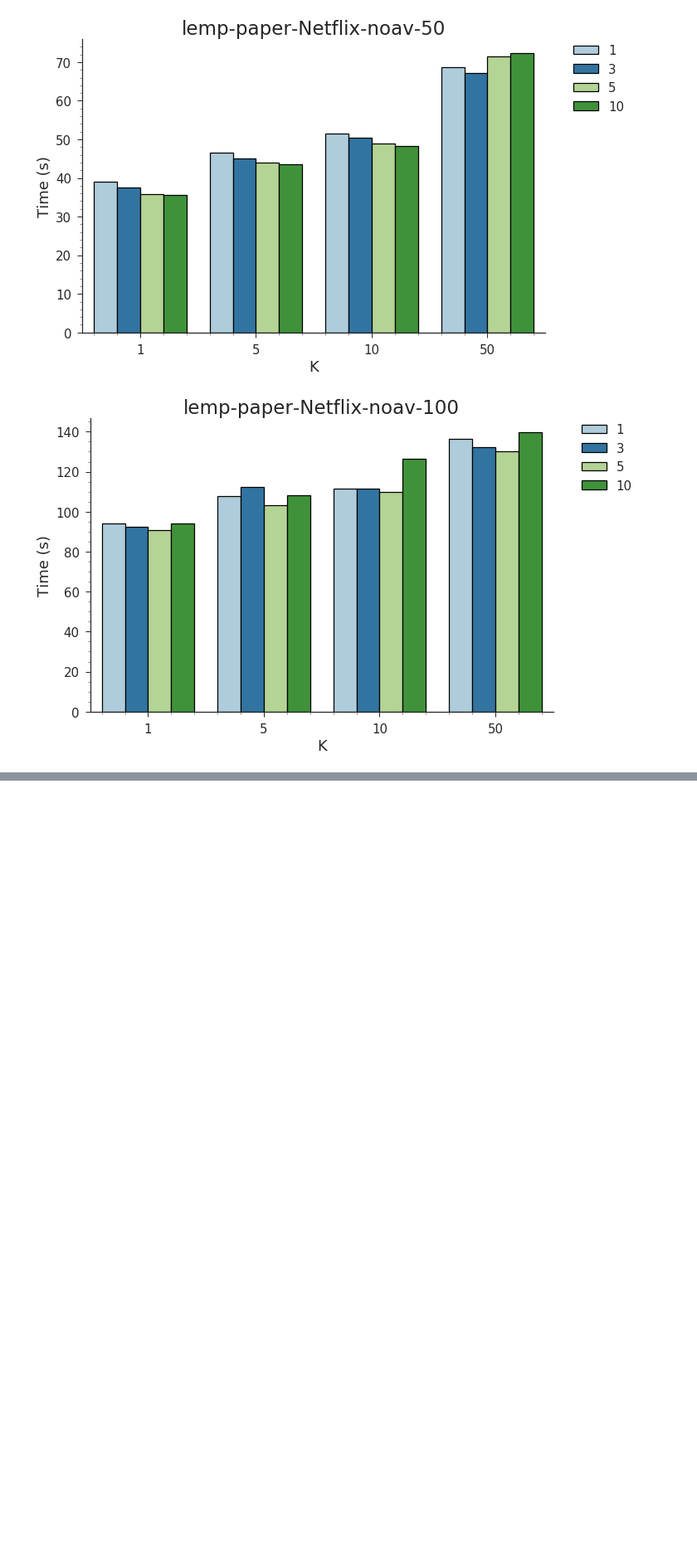
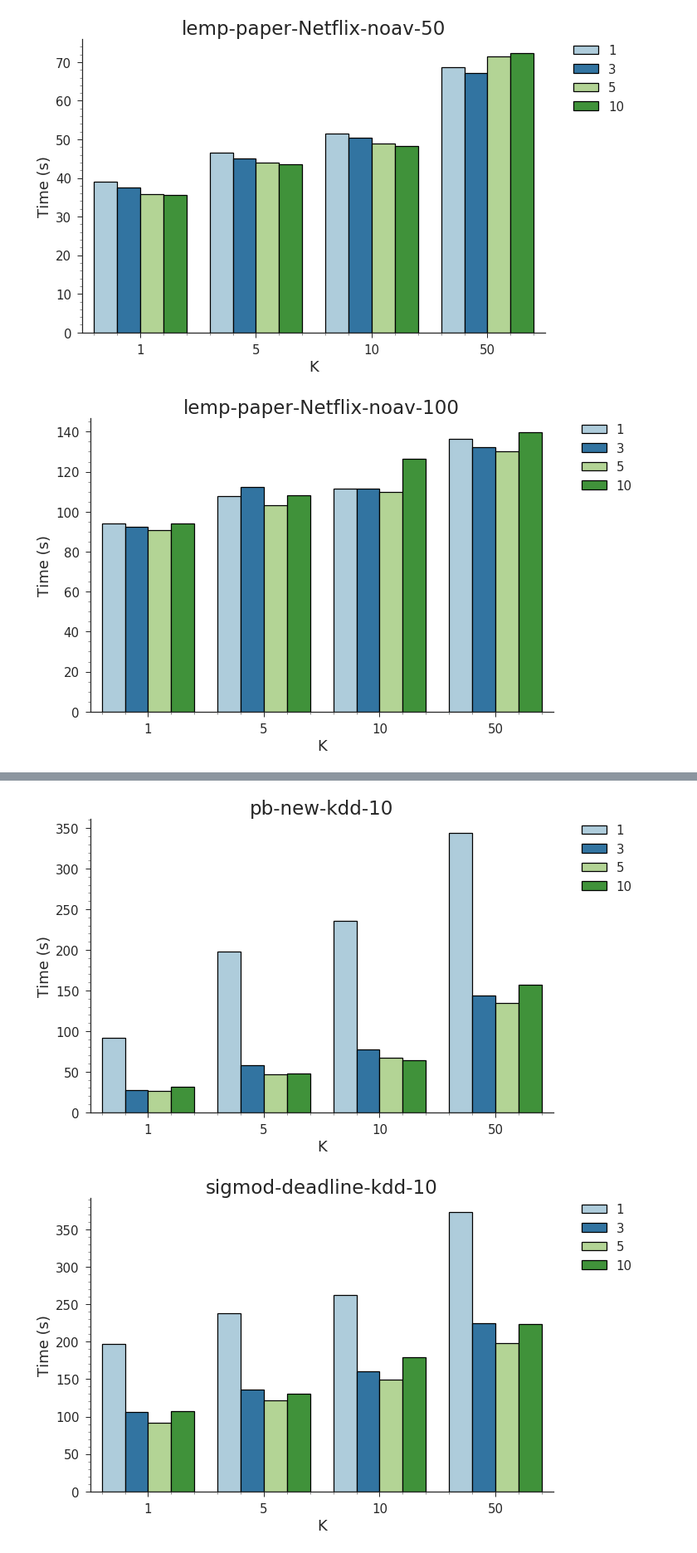
Before and after one commit to stanford-futuredata/optimus-maximus, a Jupyter notebook: plots/simdex-plots.ipynb, the cells around one changed output, grey strips where cells are left out. Shown at 83% size. Drawn from its saved outputs; the diff is of its cells as text; code cells hidden in the pictures; blank space fills up the shorter version.

```diff
--- a/plots/simdex-plots.ipynb
+++ b/plots/simdex-plots.ipynb
@@ -96,0 +115,5 @@ runtime_vs_num_bins(simdex_df)
+# %%
+runtime_vs_num_bins(simdex_df, KDD_MODELS)
+# %% [output]
+[figure, added]
+[figure, added]
```
Also changed, not shown: parts of 10 cells of this notebook, 8 other files.
